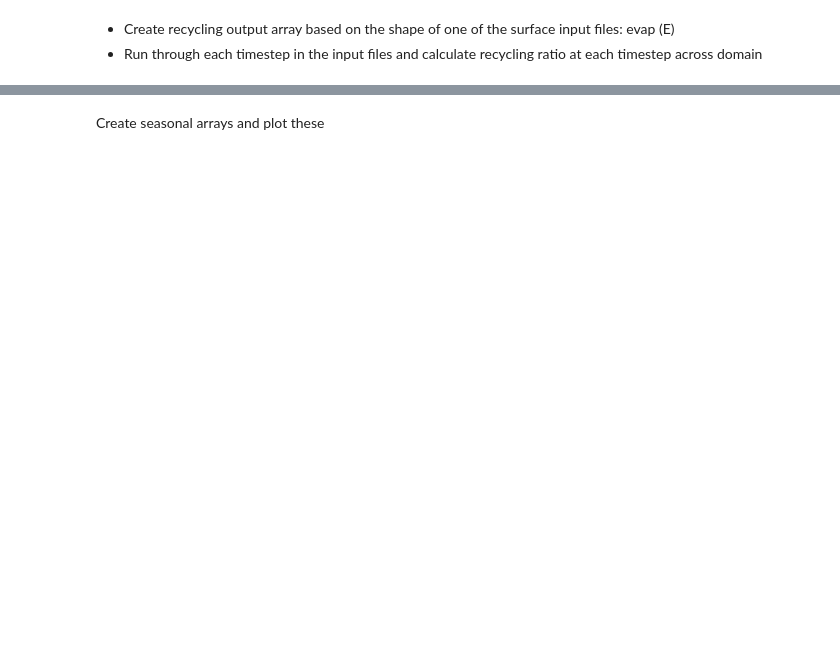
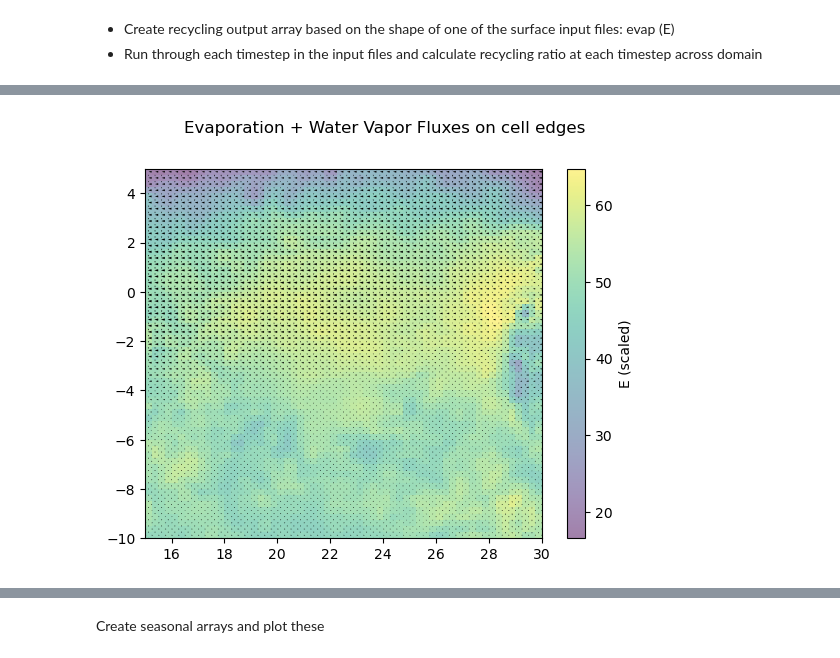
Before and after one commit to Assimila/f4r-bulk-recycling-model, a Jupyter notebook: monthly_prepare_run_era5.ipynb, the cells around one changed output, grey strips where cells are left out. Drawn from its saved outputs; the diff is of its cells as text; code cells hidden in the pictures; blank space fills up the shorter version.

```diff
--- a/monthly_prepare_run_era5.ipynb
+++ b/monthly_prepare_run_era5.ipynb
@@ -15,8 +15,7 @@ datao ="/Volumes/ESA_F4R/ed_prepare/"
 datap ="/Users/ellendyer/Library/Mobile Documents/com~apple~CloudDocs/1SHARED_WORK/Work/3_ESA_GRANT/MODEL/plots/era/"
 # %%
 #For selection and plotting
-Y1, Y2 = 1995,1995
-#m1 = '03'
+Y1, Y2 = 2000,2000
 time_bnds = (str(Y1)+'-01-01',str(Y2)+'-12-31')
 lon_bnds, lat_bnds = (15, 30), (5,-10)
 #p_bnds = (1000,300) #for daily folder files
@@ -70,9 +71,9 @@ ds_era_land = ds_era_land.rename({'valid_time':'time','latitude':'lat',
                                   'longitude':'lon','tp':'Prec','e':'Evap','sp':'Psfc'})
 ds_era_land = ds_era_land.interp(lat=ds_era_pres['lat'],lon=ds_era_pres['lon'],method='linear',kwargs={"fill_value": "extrapolate"})
 #print('era after int before resample',ds_era_land)
-Psfc = ds_era_land['Psfc'].resample(time='D').mean(dim='time')/100.0
+Psfc = ds_era_land['Psfc'].resample(time='D').mean(dim='time')
 ds_era_land = ds_era_land.resample(time='D').sum(dim='time')
-ds_era_land['Psfc'] = Psfc
+ds_era_land['Psfc'] = Psfc/100.0
 ds_era_land['Prec'] = ds_era_land['Prec']*1000.0
 ds_era_land['Evap'] = ds_era_land['Evap']*-1000.0
 ds_era_land = ds_era_land.resample(time='MS').mean(dim='time')
@@ -182,62 +183,48 @@ E = scaling.evaporation.convert(ds["Evap"].values, UnitSystem.natural, UnitSyste
 - Create recycling output array based on the shape of one of the surface input files: evap (E)
 - Run through each timestep in the input files and calculate recycling ratio at each timestep across domain
 # %%
+import matplotlib.pyplot as plt
+import logging
+logging.basicConfig()
+logging.getLogger("bulk_recycling_model").setLevel(logging.INFO)
+from bulk_recycling_model import plotting
+from bulk_recycling_model.main import run
+
 rho_ar = np.empty((np.shape(E)[0]-1,np.shape(E)[1]-1,np.shape(E)[2]))
-# Entering preprocessing and time step loop
-#print("run model and plot")
+#Entering preprocessing and time step loop
+#Run model and plot
 for i,time in enumerate(ds.time):
 
-    # %%
     # preprocess E onto the secondary grid
     Ei = preprocess.prepare_E(E[:,:,i])
 
-    # %%
     # preprocess water vapor fluxes onto the secondary grid
     Fxi_left = preprocess.prepare_Fx_left(Fx[:,:,i])
     Fxi_right = preprocess.prepare_Fx_right(Fx[:,:,i])
     Fyi_bottom = preprocess.prepare_Fy_bottom(Fy[:,:,i])
     Fyi_top = preprocess.prepare_Fy_top(Fy[:,:,i])
-    #print(Fxi_left)
-    #print(Fxi_right)
 
-    # %%
     # compute P
     Pi = preprocess.calculate_precipitation(Fxi_left, Fxi_right, Fyi_bottom, Fyi_top, Ei, dx, dy)
 
+#    # Create a quiver plot
+#    fig, ax = plt.subplots()
+#    #X, Y = np.meshgrid(lon_axis.secondary, lat_axis.secondary, indexing="ij")
+#    #collection = ax.pcolormesh(X[::3,::3], Y[::3,::3], Ei[::3,::3], alpha=0.5)
+#    #fig.colorbar(collection, label="E (scaled)")
+#    U,V = plotting.build_uv_fluxes(Fxi_left, Fxi_right, Fyi_bottom, Fyi_top)
+#    X, Y = np.meshgrid(lon_axis.half_step, lon_axis.half_step, indexing="ij")
+#    ax.quiver(X[::3, ::3],Y[::3, ::3],U[::3, ::3],V[::3, ::3])
+#    fig.suptitle("Water Vapor Fluxes on cell edges")
+
+    # Create a quiver plot
+    fig, ax = plt.subplots()
+    collection = plotting.pcolormesh(ax, Ei, lon_axis, lat_axis, alpha=0.5)
+    fig.colorbar(collection, label="E (scaled)")
+    plotting.quiver(ax, Fxi_left, Fxi_right, Fyi_bottom, Fyi_top, lon_axis, lat_axis)
+    fig.suptitle("Evaporation + Water Vapor Fluxes on cell edges")
+
     # Run the model
-
-    # %%
-    import matplotlib.pyplot as plt
-
-    # %%
-    import logging
-
-    logging.basicConfig()
-    logging.getLogger("bulk_recycling_model").setLevel(logging.INFO)
-
-    # %%
-    from bulk_recycling_model import plotting
-    #from bulk_recycling_model.main_ncltest import run
-    from bulk_recycling_model.main import run
-
-    # %%
-    class Callback:
-        def __init__(self):
-            self.n_calls = 0  # number of times callback has executed
-
-        def __call__(self, rho: np.ndarray, k: int):
-            fig, ax = plt.subplots()
-            collection = plotting.pcolormesh(ax, rho, lon_axis, lat_axis, vmin=0.0, vmax=0.8)
-            fig.colorbar(collection)
-            fig.suptitle(f"$\\rho^k$ @ k={k:04d}")
-            plt.savefig(datap+"{self.n_calls:05d}_{k:04d}.png")
-            plt.close(fig)
-            self.n_calls += 1
-
-    # %%
-    #! rm plots/*.png
-
-    # %%
     status = run(
         Fxi_left,
         Fxi_right,
@@ -249,40 +236,23 @@ for i,time in enumerate(ds.time):
         dy,
         max_iter=500,
         tol=1e-3,
-        #callback=Callback(),
     )
-#Section of code to test what is happening when convergence fails
-#Plots convergence over iterations
-#    if status["success"]==False:
-#        print("Failed convergence")
-#        print(i,time.values)
-#        print("failed rho: ",status["rho"])
-#        deltas = status["deltas"]
-#        fig, ax = plt.subplots()
-#        ax.plot(deltas)
-#        ax.set_title("Convergence")
-#        ax.set_xlabel("Iteration")
-#        plt.show()
-#        plt.close()
 
-#Print timestep and status (converged or not) and add rho to recycling ration array
+    #Print timestep and status (converged or not) and add rho to recycling ration array
     print(i,time.values)
     print(status['k'])
     rho_ar[:,:,i] = status["rho"]
 
-    # %%
     # plot each timestep
     fig, ax = plt.subplots()
     collection = plotting.pcolormesh(ax, status["rho"], lon_axis, lat_axis)
                                      #vmin=0.0, vmax=0.8)
     fig.colorbar(collection)
     fig.suptitle(str(time.values)+" $\\rho$")
-    plt.savefig(datap+"rho_"+str(time.values)+".png")
+    #plt.savefig(datap+"rho_"+str(time.values)+".png")
     plt.show()
     plt.close()
 
-
-    # %%
     # plot the convergence
     deltas = status["deltas"]
     fig, ax = plt.subplots()
@@ -291,3 +261,4 @@ for i,time in enumerate(ds.time):
     ax.set_xlabel("Iteration")
     plt.show()
     plt.close()
+# %% [output]
@@ -293,0 +268 @@ for i,time in enumerate(ds.time):
+[figure, added]
```
Also changed, not shown: parts of 9 cells of this notebook.
